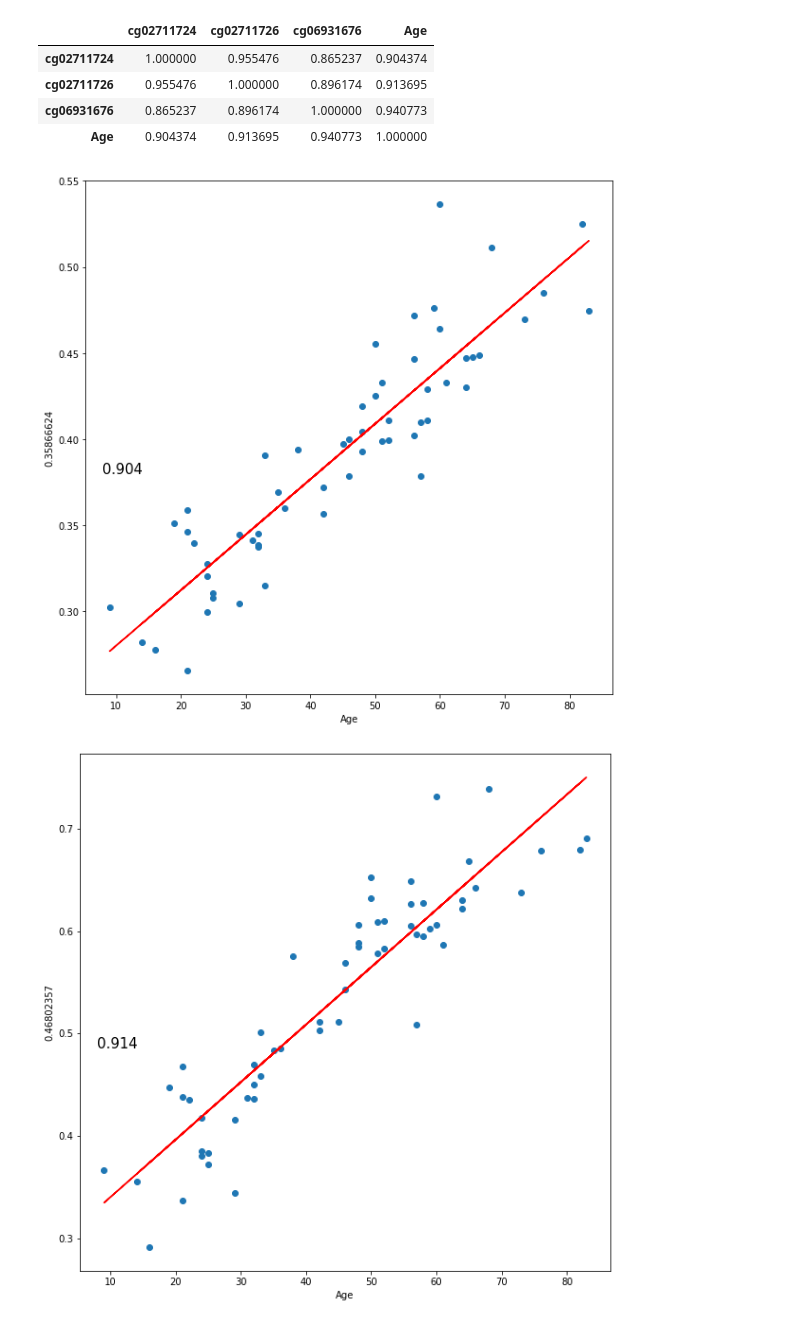
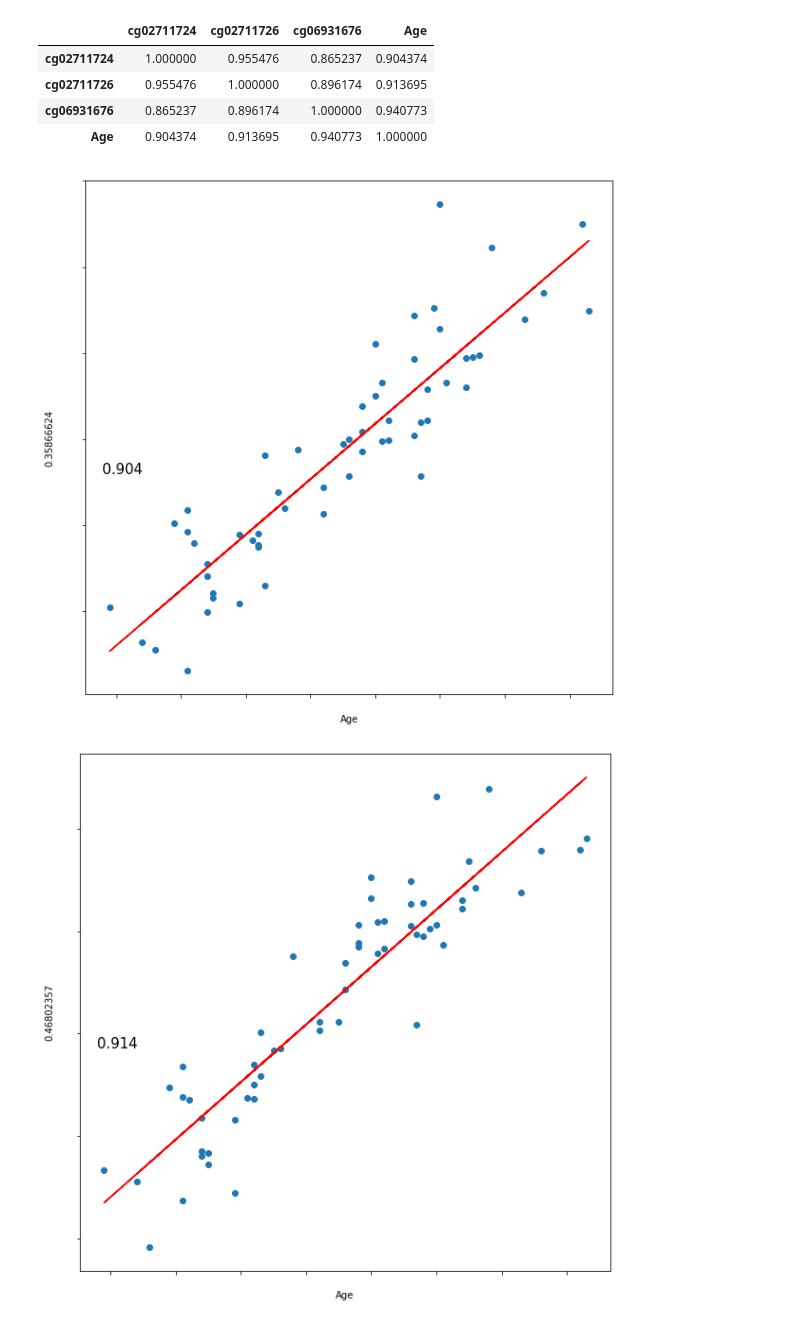
Before and after one commit to DrXlor/ML_BioAge, a Jupyter notebook: BioAge_SVR.ipynb, the cells around one changed output. Saved outputs shown, nothing was run; the diff lists cells and outputs as text; code cells hidden in the pictures.

```diff
--- a/BioAge_SVR.ipynb
+++ b/BioAge_SVR.ipynb
@@ -67,8 +66,9 @@ savefig() got unexpected keyword argument "ppi" which is no longer supported as
 # %%
+# отбор важных признаков
 from sklearn.feature_selection import SelectKBest
 from sklearn.feature_selection import f_regression
 
-selector_k = SelectKBest(score_func=f_regression, k=47)
+selector_k = SelectKBest(score_func=f_regression, k=42)
 fit = selector_k.fit(X, y)
 cols = selector_k.get_support(indices=True)
 X = X.iloc[:, cols]
@@ -90,12 +94,14 @@ feature = 12
 ox = y
 oy = X.iloc[:, feature]
 # %%
+# Отбор топ признаков
 t_df = X
 t_df["Age"] = y
 
 i = 0
 while i < 4:
-    if abs(np.around(np.corrcoef(ox, t_df.iloc[:, i])[0,1], 3)) < 0.9:
+    loc_corr = abs(np.around(np.corrcoef(ox, t_df.iloc[:, i])[0,1], 3))
+    if (loc_corr < 0.9) and (loc_corr > -0.9) :
         t_df = t_df.drop(t_df.columns[i], axis=1)
         continue
     i+=1
@@ -111,20 +117,22 @@ corr.style.background_gradient(cmap='coolwarm',
 | cg06931676 | 0.865237 | 0.896174 | 1.000000 | 0.940773 |
 | Age | 0.904374 | 0.913695 | 0.940773 | 1.000000 |
 # %%
+# отрисовка корреляции топ-n признаков с возрастом + регрессия
 for i in range(i-1):
     oy = t_df.iloc[:, i]
     fig = plt.figure()
     ax = plt.axes()
     m, b = np.polyfit(ox, oy, 1)
     fig.text(0.15, 0.45,
              s=np.around(np.corrcoef(ox,oy)[0,1], 3),
              fontsize=15)
     ax.plot(ox, m * ox + b, c="r")
     ax.scatter(ox, oy)
     plt.xlabel("Age")
     plt.ylabel(oy[0])
     plt.savefig("Graphs/corr_cpg_to_age" + str(i) + ".png")
-    fig.show
+    plt.gca().tick_params(labelcolor="#ffffff")
+    #fig.show
 # %% [output]
-[figure, old version]
+[figure, new version]
-[figure, old version]
+[figure, new version]
```
Also changed, not shown: parts of 20 cells of this notebook.
